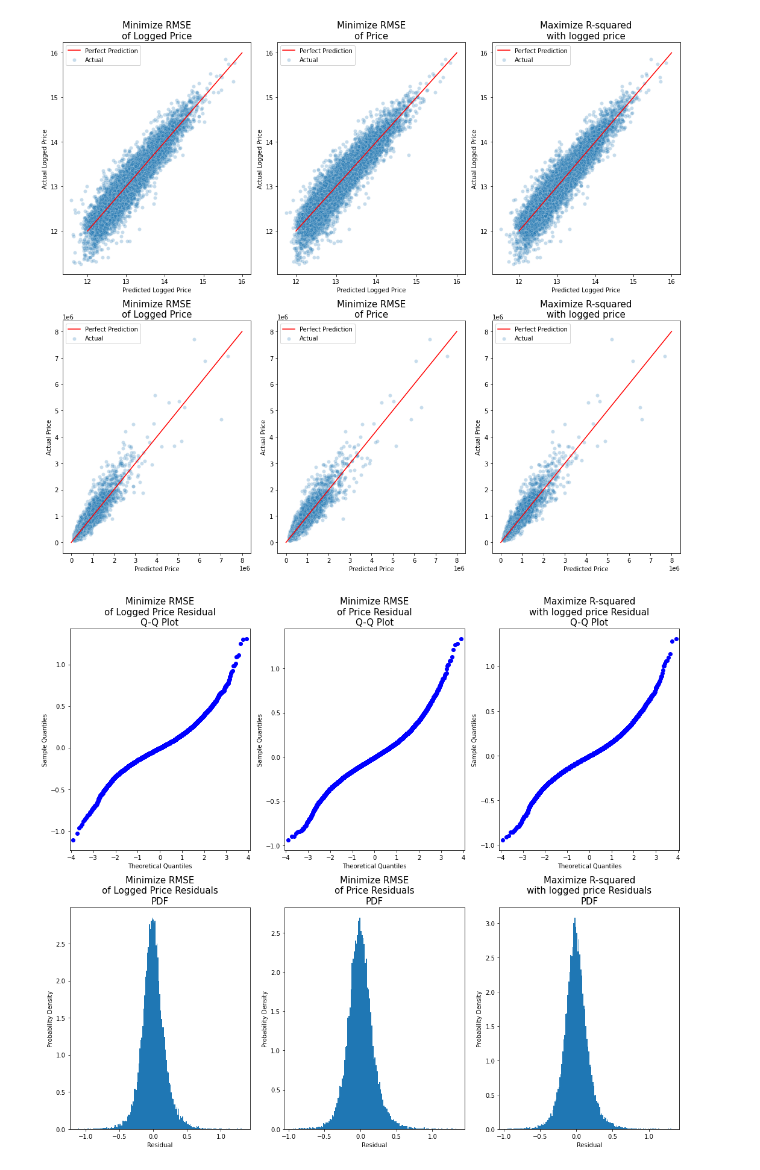
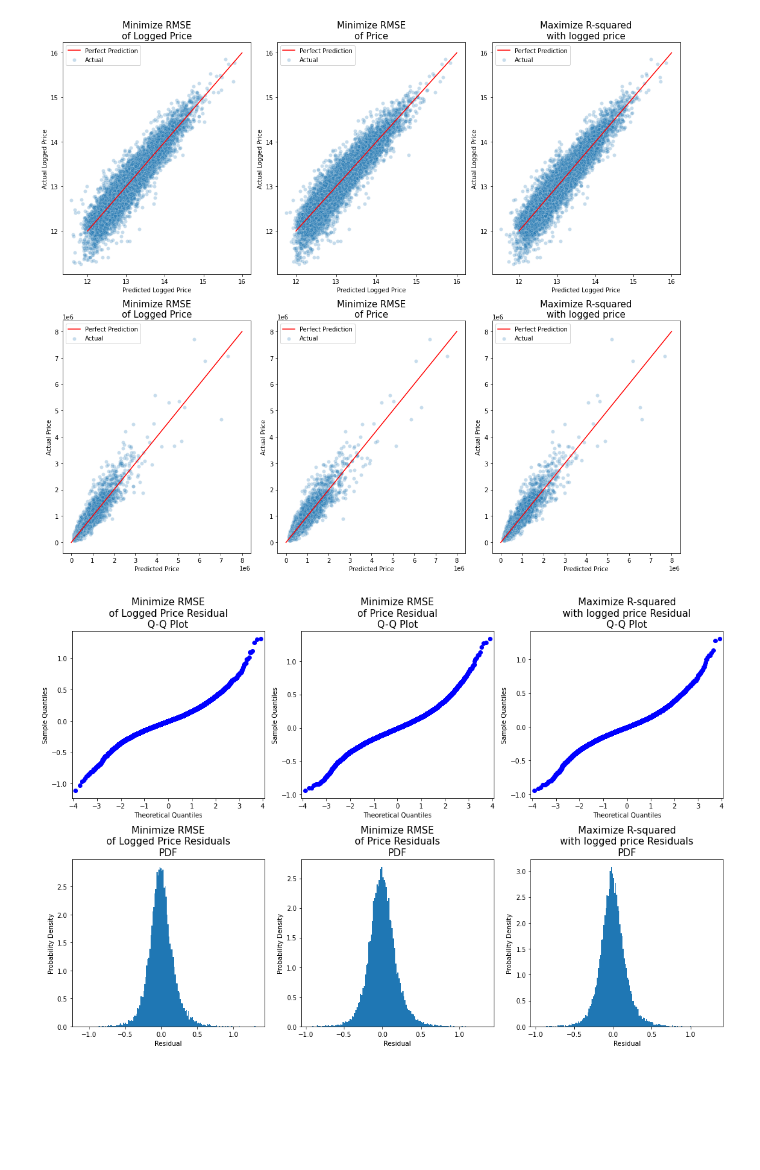
Before and after one commit to andre3000y/bsc-phase-two-project, a Jupyter notebook: notebooks/exploratory/Andre/Feature_selection_all.ipynb, the cells around one changed output. Cells and saved outputs as stored; diff of their text form; code cells hidden in the pictures; blank space fills up the shorter version.

Commit message:
changed image size

```diff
--- a/notebooks/exploratory/Andre/Feature_selection_all.ipynb
+++ b/notebooks/exploratory/Andre/Feature_selection_all.ipynb
@@ -455,20 +455,20 @@ plt.savefig('../../../images/Predictions.png')
 # %%
 from statsmodels.graphics.gofplots import qqplot as qqplot
 import scipy.stats as stats
 
-fig, axes = plt.subplots(figsize = (15, 13), ncols = 3, nrows = 2)
+fig, axes = plt.subplots(figsize = (15, 10), ncols = 3, nrows = 2)
 
 for model, ax, name in zip(three_models, axes[0], names):
     qqplot(model-y, dist = stats.norm, ax = ax)
     ax.set_title(name+' Residual\nQ-Q Plot', fontsize = 15)
 
 for model, ax, name in zip(three_models, axes[1], names):
     ax.hist(model-y, bins = 'auto', density = True)
     ax.set_title(name+' Residuals\nPDF', fontsize = 15)
     ax.set_ylabel('Probability Density')
     ax.set_xlabel('Residual')
 
 fig.tight_layout()
 plt.savefig('../../../images/Residuals.png')
 # %% [output]
-[figure, old version]
+[figure, new version]
```
Also changed, not shown: 2 other files.
